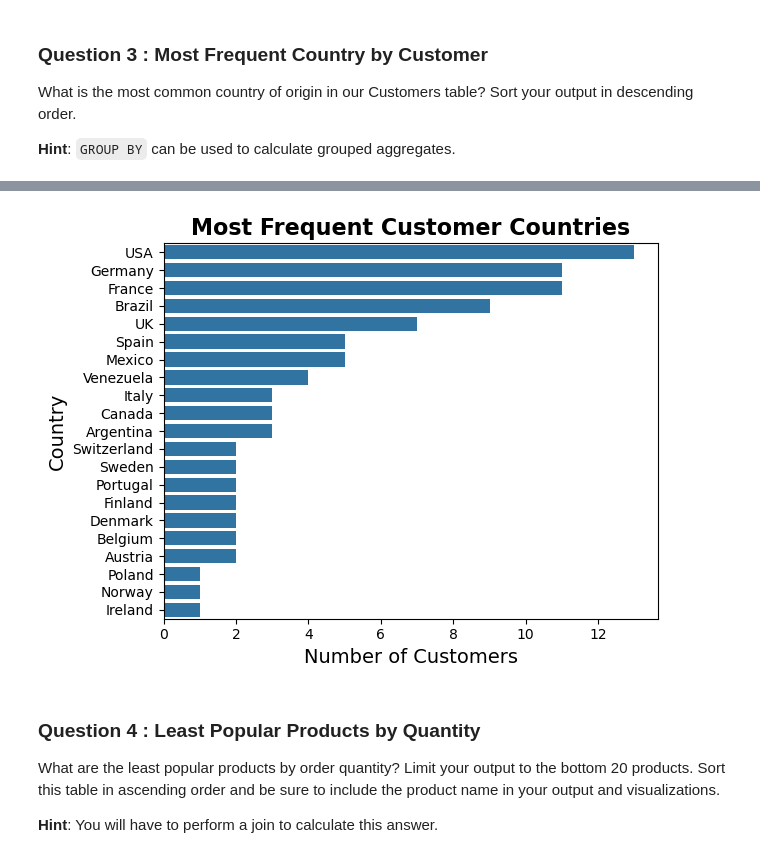
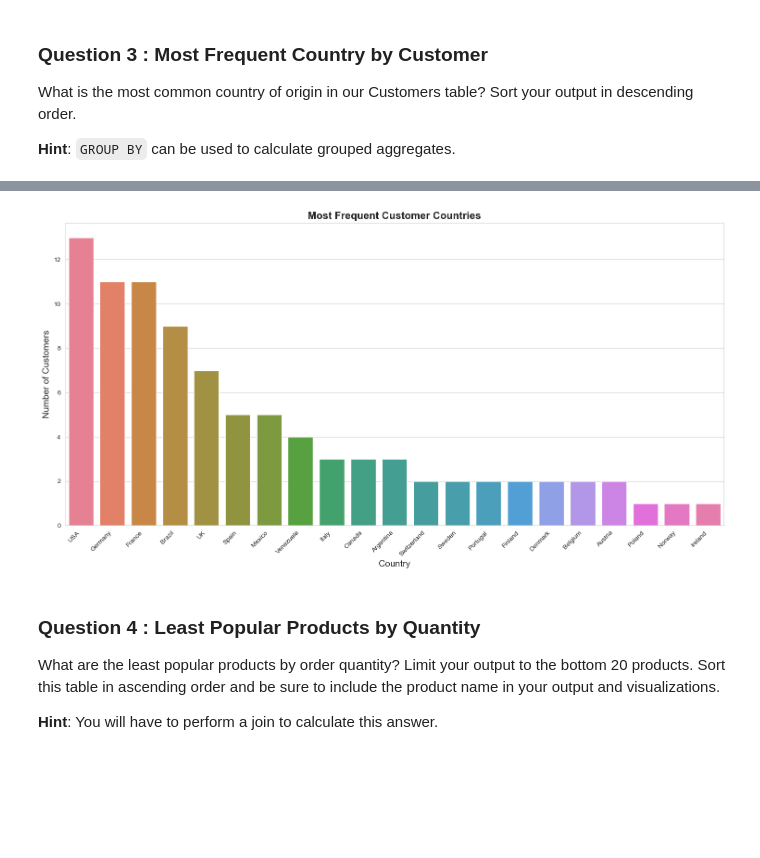
Before and after one commit to jesseniadia/Ad-Hoc-Data-Reporting, a Jupyter notebook: adhoc-sql (TLab 4)/adhoc_report.ipynb, the cells around one changed output, grey strips where cells are left out. Drawn from its saved outputs; the diff is of its cells as text; code cells hidden in the pictures; blank space fills up the shorter version.

```diff
--- a/adhoc-sql (TLab 4)/adhoc_report.ipynb
+++ b/adhoc-sql (TLab 4)/adhoc_report.ipynb
@@ -73,13 +95,19 @@ rows
 # %%
 # TODO: Convert your list of tuples to a dataframe
-df = pd.DataFrame(rows, columns=["Country","SupplierCount"])
+#df = pd.DataFrame(Frequent_Country_Supplier, columns=["Country","SupplierCount"])
+#df
 
 # TODO: Generate a visualization on this dataframe
+"""hue='ColorGroup', legend=False
+sns.set_style("whitegrid")
+df = df.sort_values("SupplierCount", ascending=False)
+df['ColorGroup'] = df['Country']"""
 
-sns.barplot(data=df, x = "SupplierCount", y = "Country")
+plt.figure(figsize=(15, 8))
+sns.barplot(data=Frequent_Country_Supplier_df, x='Country', y='SupplierCount')
 plt.title("Most Frequent Supplier Countries", fontsize=16, weight='bold')
-plt.xlabel("Number of Suppliers", fontsize=14)
-plt.ylabel("Country", fontsize=14)
+plt.xlabel("Country", fontsize=14)
+plt.ylabel("Number of Suppliers", fontsize=14)
 plt.tight_layout()
 plt.show()
 # %% [output]
@@ -100,8 +128,8 @@ ORDER BY CustomerCount DESC
 """)
 
 # TODO: Fetch your list of tuples and print it out
-rows = cursor.fetchall()
-rows
+Country_by_Cust = cursor.fetchall()
+Country_by_Cust
 # %% [output]
 [('USA', 13),
  ('Germany', 11),
@@ -120,3 +148,7 @@ rows
  ('Poland', 1),
  ('Norway', 1),
  ('Ireland', 1)]
+# %%
+# TODO: Convert your list of tuples to a dataframe
+Country_by_Cust_df = pd.DataFrame(Country_by_Cust, columns=["Country", "CustomerCount"])
+Country_by_Cust_df
@@ -123,16 +173,24 @@ rows
 # %%
-# TODO: Convert your list of tuples to a dataframe
-most_frequent = pd.DataFrame(rows, columns=["Country", "CustomerCount"])
+# TODO: Generate a visualization on this dataframe
+Country_by_Cust_df = Country_by_Cust_df.sort_values("CustomerCount", ascending=False).copy()
+Country_by_Cust_df['ColorGroup'] = Country_by_Cust_df['Country']
 
-# TODO: Generate a visualization on this dataframe
-sns.barplot(data=most_frequent, x = "CustomerCount", y = "Country")
+plt.figure(figsize=(15, 8))
+sns.set_style("whitegrid")
+sns.barplot(
+    data=Country_by_Cust_df,
+    x='Country',
+    y='CustomerCount',
+    hue='ColorGroup',
+)
+plt.xticks(rotation=45, ha='right')  # Diagonal labels
 plt.title("Most Frequent Customer Countries", fontsize=16, weight='bold')
-plt.xlabel("Number of Customers", fontsize=14)
-plt.ylabel("Country", fontsize=14)
+plt.xlabel("Country", fontsize=14)
+plt.ylabel("Number of Customers", fontsize=14)
 plt.tight_layout()
 plt.show()
 # %% [output]
-[figure, old version]
+[figure, new version]
 # %% [markdown]
 ### Question 4 : Least Popular Products by Quantity
 
```
Also changed, not shown: parts of 10 cells of this notebook.
